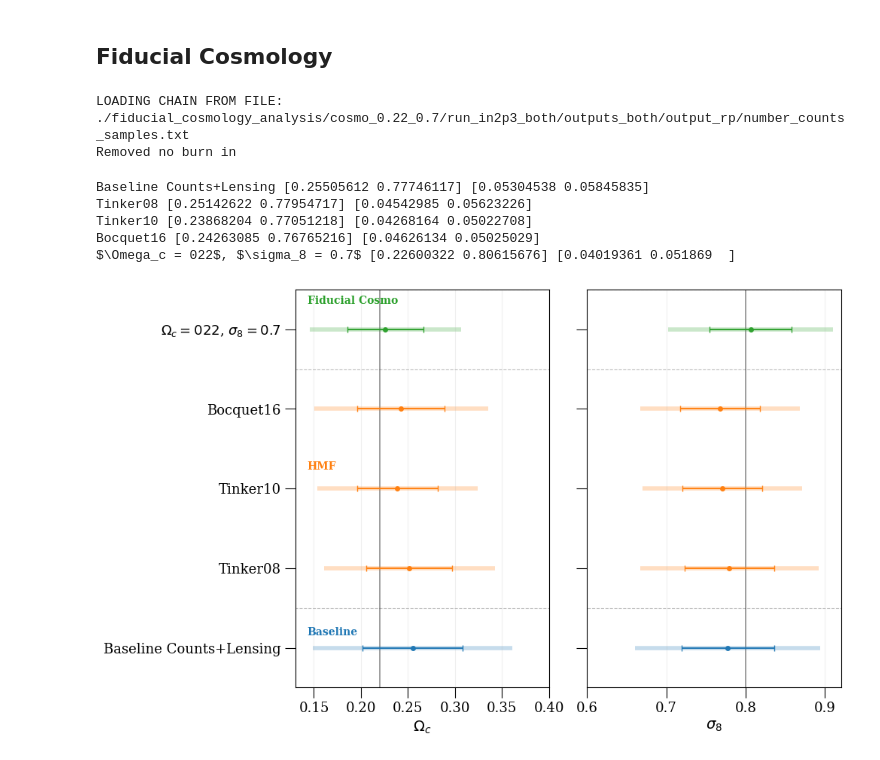
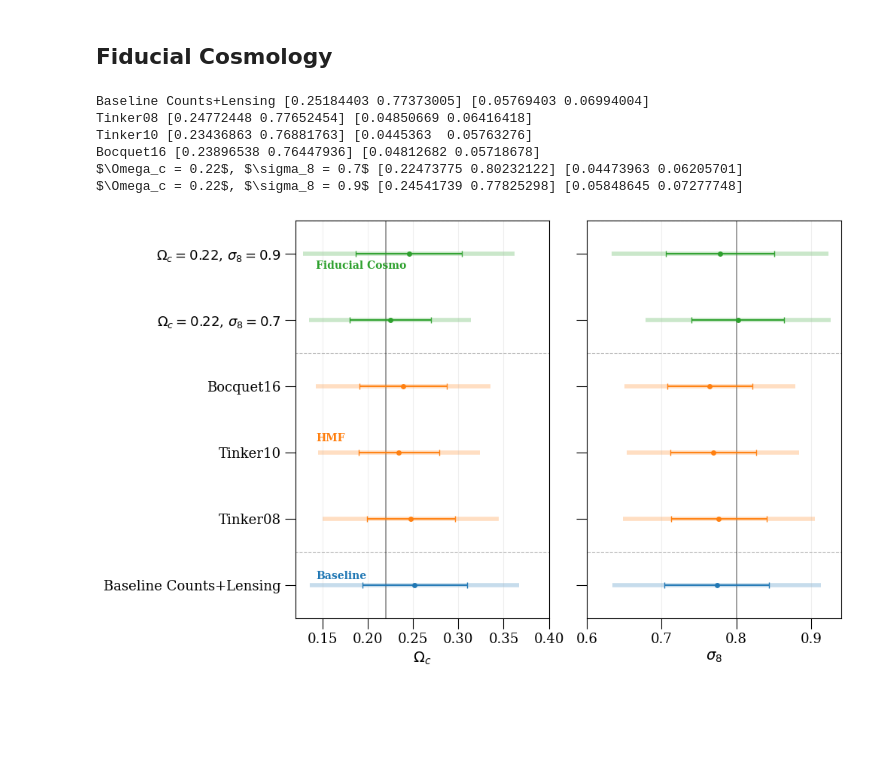
Before and after one commit to LSSTDESC/CLPipe, a Jupyter notebook: examples/cosmodc2_redmapper/summary_plot_best_fits.ipynb, the cells around one changed output. Saved outputs shown, nothing was run; the diff lists cells and outputs as text; code cells hidden in the pictures; blank space fills up the shorter version.

```diff
--- a/examples/cosmodc2_redmapper/summary_plot_best_fits.ipynb
+++ b/examples/cosmodc2_redmapper/summary_plot_best_fits.ipynb
@@ -54,6 +62,6 @@ def load_cosmosis_chain(
 # %% [markdown]
 ## Baseline
 # %%
-path_baseline_both = "./baseline/cosmodc2_redmapper_full_analysis/run_in2p3_both/outputs_both/output_rp/number_counts_samples.txt"
+path_baseline_both = "../../data/cosmodc2_redmapper/chains/both_full.fits"  # was: ./baseline/cosmodc2_redmapper_full_analysis/run_in2p3_both/outputs_both/output_rp/number_counts_samples.txt
 
-baseline_both = load_cosmosis_chain(path_baseline_both, names_both, 0.3, label = "Baseline Counts+Lensing", only_cosmo=True)
+baseline_both = load_cosmosis_chain(path_baseline_both, names_both, label = "Baseline Counts+Lensing", only_cosmo=True)
@@ -63,10 +68,10 @@ Removed no burn in
 # %% [markdown]
 ## HMF
 # %%
-tinker08_both_path = "./hmf_analysis/tinker08/run_in2p3_both/outputs_both/output_rp/number_counts_samples.txt"
-tinker10_both_path = "./hmf_analysis/tinker10/run_in2p3_both/outputs_both/output_rp/number_counts_samples.txt"
-bocquet16_both_path = "./hmf_analysis/bocquet16/run_in2p3_both/outputs_both/output_rp/number_counts_samples.txt"
+tinker08_both_path = "../../data/cosmodc2_redmapper/chains/both_tinker08.fits"
+tinker10_both_path = "../../data/cosmodc2_redmapper/chains/both_tinker10.fits"
+bocquet16_both_path = "../../data/cosmodc2_redmapper/chains/both_bocquet16.fits"
 
-tinker08_both = load_cosmosis_chain(tinker08_both_path, names_both, 0.3, label = "Tinker08", only_cosmo=True)
-tinker10_both = load_cosmosis_chain(tinker10_both_path, names_both, 0.3, label = "Tinker10", only_cosmo=True)
-bocquet16_both = load_cosmosis_chain(bocquet16_both_path, names_both, 0.3, label = "Bocquet16", only_cosmo=True)
+tinker08_both = load_cosmosis_chain(tinker08_both_path, names_both, label = "Tinker08", only_cosmo=True)
+tinker10_both = load_cosmosis_chain(tinker10_both_path, names_both, label = "Tinker10", only_cosmo=True)
+bocquet16_both = load_cosmosis_chain(bocquet16_both_path, names_both, label = "Bocquet16", only_cosmo=True)
@@ -80,19 +78,18 @@ Removed no burn in
 # %% [markdown]
 ## Fiducial Cosmology
 # %%
-cosmo022_both_path = "./fiducial_cosmology_analysis/cosmo_0.22_0.7/run_in2p3_both/outputs_both/output_rp/number_counts_samples.txt"
+cosmo0227_both_path = "../../data/cosmodc2_redmapper/chains/both_cosmo_0.22_0.7.fits"
+cosmo0229_both_path = "../../data/cosmodc2_redmapper/chains/both_cosmo_0.22_0.9.fits"
 
-cosmo22_both = load_cosmosis_chain(cosmo022_both_path, names_both, 0.3, label = f'$\Omega_c = 022$, $\sigma_8 = 0.7$', only_cosmo=True)
+cosmo227_both = load_cosmosis_chain(cosmo0227_both_path, names_both, label = f'$\Omega_c = 0.22$, $\sigma_8 = 0.7$', only_cosmo=True)
+cosmo229_both = load_cosmosis_chain(cosmo0229_both_path, names_both, label = f'$\Omega_c = 0.22$, $\sigma_8 = 0.9$', only_cosmo=True)
-# %% [output]
-LOADING CHAIN FROM FILE:  ./fiducial_cosmology_analysis/cosmo_0.22_0.7/run_in2p3_both/outputs_both/output_rp/number_counts_samples.txt
-Removed no burn in
 # %%
 list_chain_baseline = [baseline_both]
 likelihood_baseline = ["Counts+Lensing"]
 list_chains_hmf = [tinker08_both, tinker10_both, bocquet16_both]
 likelihood_hmf = ['tinker08_cosmo', 'tinker10_cosmo','bocquet16_cosmo']
-list_chains_ds = [cosmo22_both]
-likelihood_ds = [f'$\Omega_c 022, \sigma_8 0.7$']
+list_chains_ds = [cosmo227_both, cosmo229_both]
+likelihood_ds = [f'$\Omega_c 0.22, \sigma_8 0.7$', f'$\Omega_c 0.22, \sigma_8 0.9$']
 
 sections = [list_chain_baseline, list_chains_hmf, list_chains_ds]
 color_section = ['C0', 'C1', 'C2']
@@ -189,7 +186,7 @@ for l, section in enumerate(sections):
             zorder=0,
         )
     y_section = 0.52 * (section_start + section_end)
-    y_section += 0.2
+    y_section += 0.14
 
 #    if len(section) > 1:
 #        y_section += 0.3
@@ -204,41 +201,42 @@ for l, section in enumerate(sections):
         fontweight='bold',
         fontsize=10,
     )
 
 
 # Fiducial vertical lines
 for j, par in enumerate(params_cosmo):
     ax[j].axvline(
         truth[par],
         color='k',
         lw=1.2,
         alpha=0.45,
         zorder=0,
     )
 
     ax[j].set_xlabel(xlabels[par], fontsize=14)
     ax[j].tick_params(axis='both', which='both', labelsize=13)
     ax[j].grid(axis='x', alpha=0.2)
 
 ax[0].set_yticks(yticks)
 ax[0].set_yticklabels(yticklabels, fontsize=13)
 
 ax[0].xaxis.set_major_formatter(FormatStrFormatter('%.2f'))
 
-ax[0].set_xlim(0.13, 0.4)
-ax[1].set_xlim(0.6, 0.92)
+ax[0].set_xlim(0.12, 0.4)
+ax[1].set_xlim(0.6, 0.94)
 
 ax[0].set_ylim(-0.5, y - 0.5)
 plt.savefig("./figures/summary_cosmo.pdf", bbox_inches='tight', dpi=150)
 
 plt.show()
 # %% [output]
-Baseline Counts+Lensing [0.25505612 0.77746117] [0.05304538 0.05845835]
-Tinker08 [0.25142622 0.77954717] [0.04542985 0.05623226]
-Tinker10 [0.23868204 0.77051218] [0.04268164 0.05022708]
-Bocquet16 [0.24263085 0.76765216] [0.04626134 0.05025029]
-$\Omega_c = 022$, $\sigma_8 = 0.7$ [0.22600322 0.80615676] [0.04019361 0.051869  ]
+Baseline Counts+Lensing [0.25184403 0.77373005] [0.05769403 0.06994004]
+Tinker08 [0.24772448 0.77652454] [0.04850669 0.06416418]
+Tinker10 [0.23436863 0.76881763] [0.0445363  0.05763276]
+Bocquet16 [0.23896538 0.76447936] [0.04812682 0.05718678]
+$\Omega_c = 0.22$, $\sigma_8 = 0.7$ [0.22473775 0.80232122] [0.04473963 0.06205701]
+$\Omega_c = 0.22$, $\sigma_8 = 0.9$ [0.24541739 0.77825298] [0.05848645 0.07277748]
-[figure, old version]
+[figure, new version]
 # %%
 import numpy as np
 import pandas as pd
```
Also changed, not shown: parts of 6 cells of this notebook, 39 other files.
